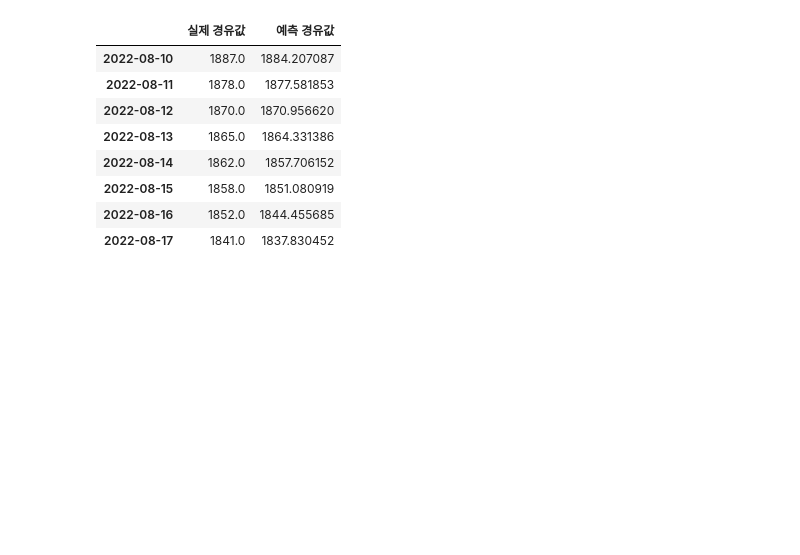
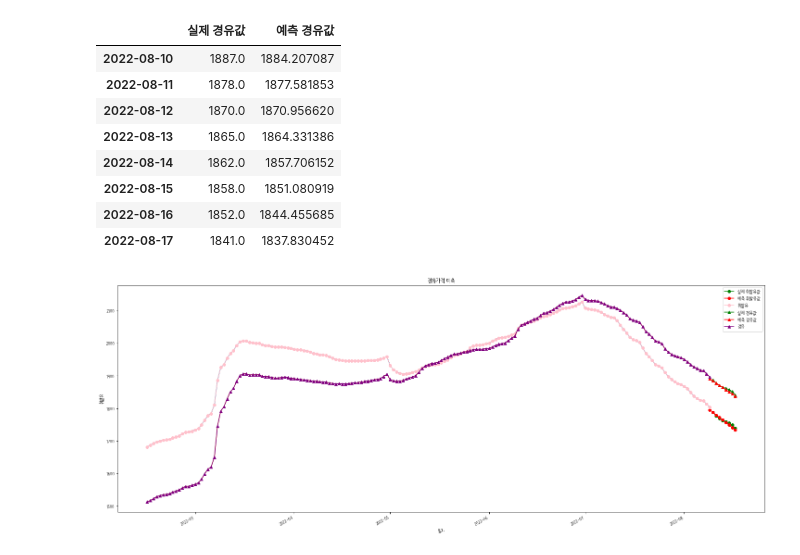
Before and after one commit to certainly-I/Busan-Oil-Price-Analysis, a Jupyter notebook: 3주유소_머신러닝.ipynb, the cells around one changed output. Cells and saved outputs as stored; diff of their text form; code cells hidden in the pictures; blank space fills up the shorter version.

Commit message:
Arima 모델_휘발유_경유_그래프_병합

```diff
--- a/3주유소_머신러닝.ipynb
+++ b/3주유소_머신러닝.ipynb
@@ -303,3 +303,38 @@ pd.merge(cur2_oil_price, prd2_oil_price, how='inner', left_index=True, right_ind
 | 2022-08-15 | 1858.0 | 1851.080919 |
 | 2022-08-16 | 1852.0 | 1844.455685 |
 | 2022-08-17 | 1841.0 | 1837.830452 |
+# %%
+# Auto-ARIMA 돌리기 - 계측값이 일별이면 m=1, 월별이면 m=12, 주별이면 m=52,
+# 계절성이 있는 데이터면 seasonal=True 로 바꿔야함. 알아서 d 값을 찾아줌.
+gasolin_auto_arima_model = pm.auto_arima(gasolin_price, seasonal=False, m=1)
+disel_auto_arima_model = pm.auto_arima(disel_price, seasonal=False, m=1)
+
+# 휘발유 모델 예측
+fcast1 = gasolin_auto_arima_model.predict(9)
+fcast1 = pd.Series(fcast1, index=index_9_days)
+fcast1 = fcast1.rename("예측 휘발유값")
+
+# 경유모델 예측
+fcast2 = disel_auto_arima_model.predict(9)
+fcast2 = pd.Series(fcast2, index=index_9_days)
+fcast2 = fcast2.rename('예측 경유값')
+
+
+# 휘발유 예측값 시각화
+fig, ax = plt.subplots(figsize=(25,10))
+chart1 = sns.lineplot(x='일자', y='휘발유', data = gasolin_price)
+chart1.set_title('휘발유가격 예측')
+cur1_oil_price.plot(ax=ax, color='green', marker="o", legend=True)
+fcast1.plot(ax=ax, color='red', marker="o", legend=True)
+gasolin_price.plot(ax=ax, color='pink', marker="o", legend=True)
+
+
+# 경유 예측값 시각화
+chart2 = sns.lineplot(x='일자', y='경유', data = disel_price)
+chart2.set_title('경유가격 예측')
+cur2_oil_price.plot(ax=ax, color='green', marker="^", legend=True)
+fcast2.plot(ax=ax, color='red', marker="^", legend=True)
+disel_price.plot(ax=ax, color='purple', marker="^", legend=True)
+plt.show()
+# %% [output]
+[figure, added]
```
Also changed, not shown: parts of 1 cell of this notebook.
